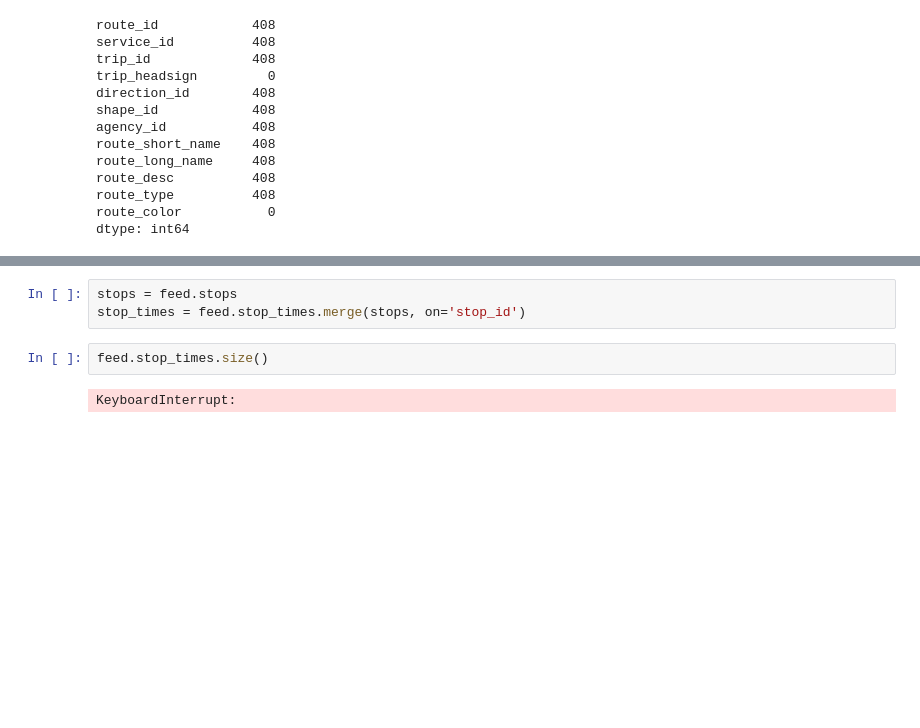
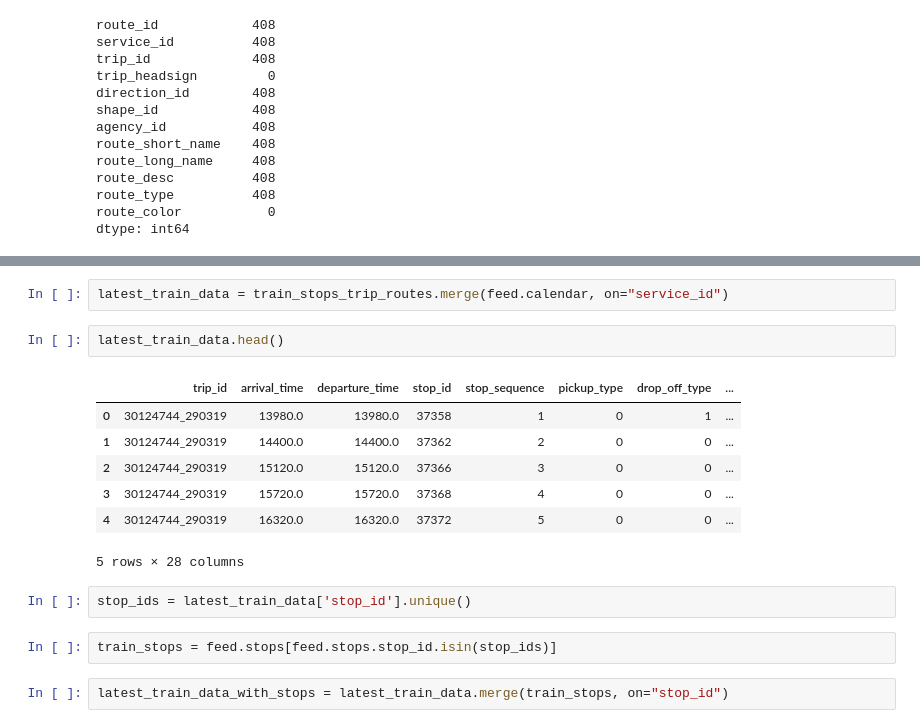
Before and after one commit to hasadna/OpenTrainCommunity, a Jupyter notebook: notebooks/opentrain_playground_new.ipynb, the cells around one changed output, grey strips where cells are left out. Cells and saved outputs as stored; diff of their text form; blank space fills up the shorter version.

```diff
--- a/notebooks/opentrain_playground_new.ipynb
+++ b/notebooks/opentrain_playground_new.ipynb
@@ -49,7 +83,18 @@ dtype: int64
+# %%
+latest_train_data = train_stops_trip_routes.merge(feed.calendar, on="service_id")
+# %%
+latest_train_data.head()
+# %% [output]
+|  | trip_id | arrival_time | departure_time | stop_id | stop_sequence | pickup_type | drop_off_type | ... |
+| 0 | 30124744_290319 | 13980.0 | 13980.0 | 37358 | 1 | 0 | 1 | ... |
+| 1 | 30124744_290319 | 14400.0 | 14400.0 | 37362 | 2 | 0 | 0 | ... |
+| 2 | 30124744_290319 | 15120.0 | 15120.0 | 37366 | 3 | 0 | 0 | ... |
+| 3 | 30124744_290319 | 15720.0 | 15720.0 | 37368 | 4 | 0 | 0 | ... |
+| 4 | 30124744_290319 | 16320.0 | 16320.0 | 37372 | 5 | 0 | 0 | ... |
+5 rows × 28 columns
+# %%
+stop_ids = latest_train_data['stop_id'].unique()
 # %%
-stops = feed.stops
-stop_times = feed.stop_times.merge(stops, on='stop_id')
+train_stops = feed.stops[feed.stops.stop_id.isin(stop_ids)]
-# %%
-feed.stop_times.size()
-# %% [output]
-KeyboardInterrupt:
+# %%
+latest_train_data_with_stops = latest_train_data.merge(train_stops, on="stop_id")
```
Also changed, not shown: parts of 30 cells of this notebook.
